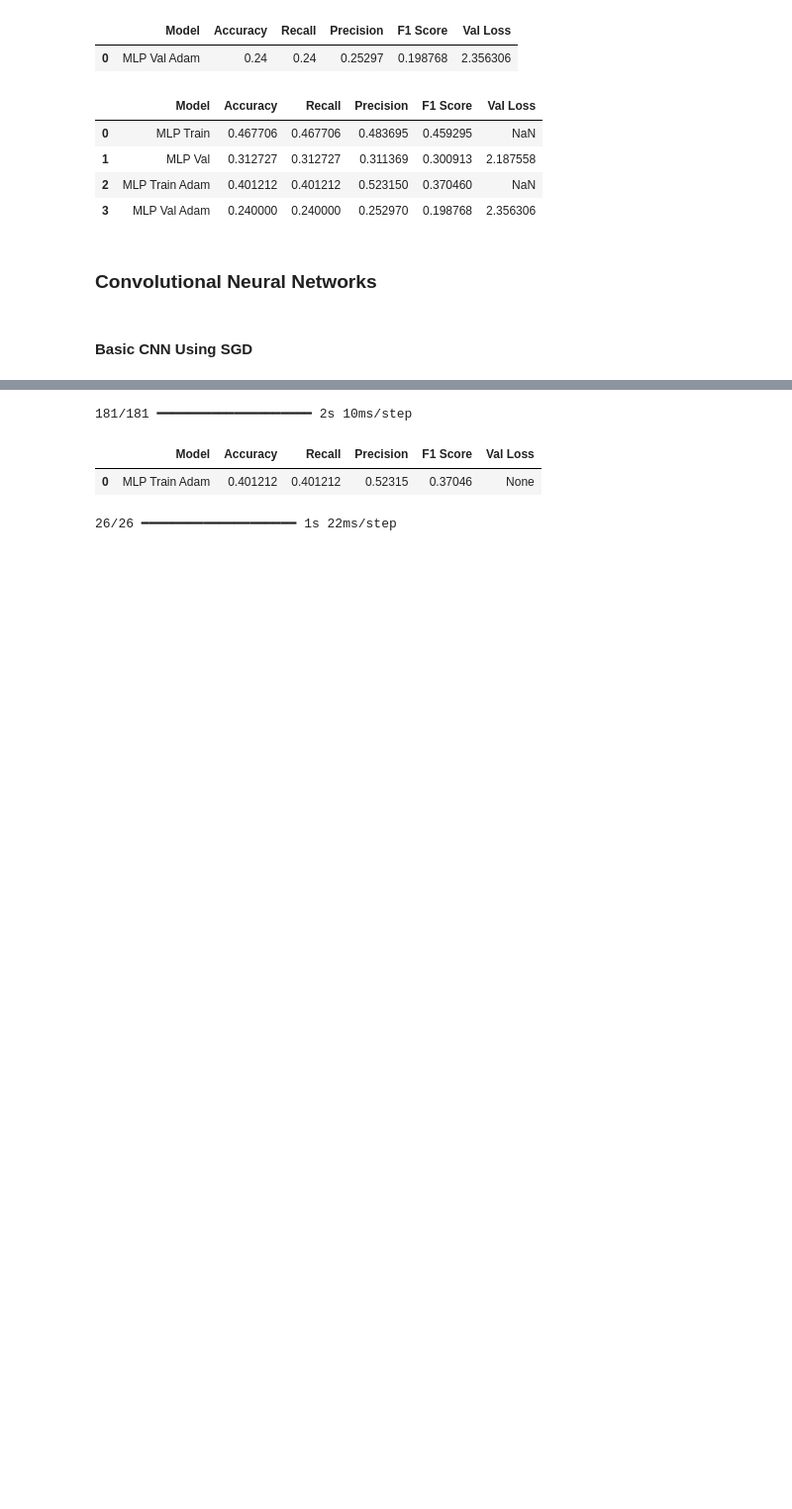
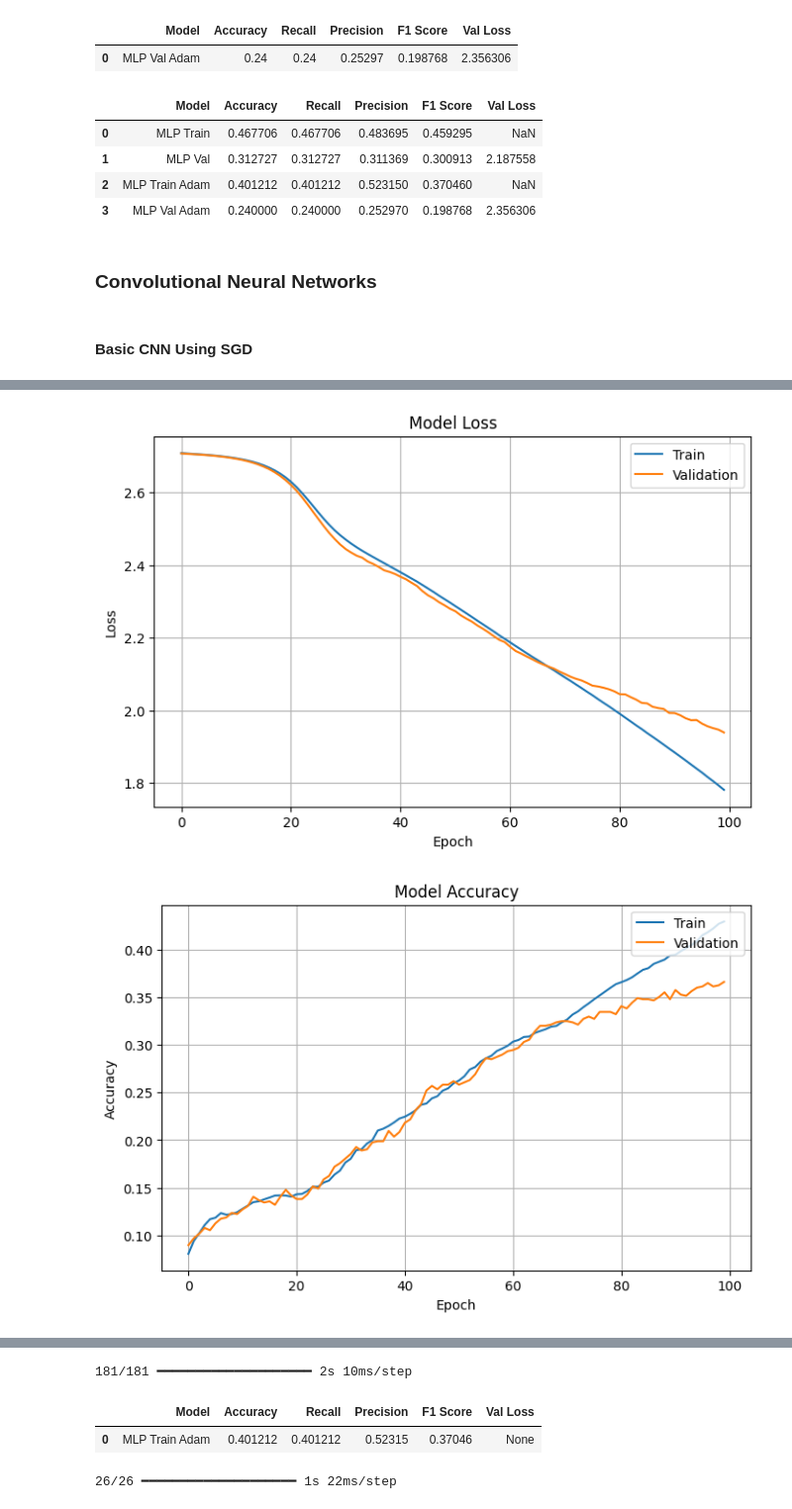
Before and after one commit to xinaxm4/Group1_Assignment, a Jupyter notebook: AI_Homework_2.ipynb, the cells around one changed output, grey strips where cells are left out. Shown at 99% size. Cells and saved outputs as stored; diff of their text form; code cells hidden in the pictures; blank space fills up the shorter version.

```diff
--- a/AI_Homework_2.ipynb
+++ b/AI_Homework_2.ipynb
@@ -428,6 +428,7 @@ model_cnn_sgd.add(Conv2D(128, (3,3), activation='relu'))
 model_cnn_sgd.add(Flatten())
 model_cnn_sgd.add(Dense(128, activation='relu'))
 model_cnn_sgd.add(Dense(64, activation='relu'))
+model_cnn_sgd.add(Dense(32, activation='relu'))
 
 model_cnn_sgd.add(Dense(15, activation='softmax')) # Output layer
 
@@ -466,0 +468,7 @@ Epoch 100/100
+# %%
+# 6. Plotting the loss and accuracy curves
+plot(hist_cnn_sgd, 'loss', save_path=None)
+plot(hist_cnn_sgd, 'accuracy', save_path=None)
+# %% [output]
+[figure, added]
+[figure, added]
```
Also changed, not shown: parts of 6 cells of this notebook.
